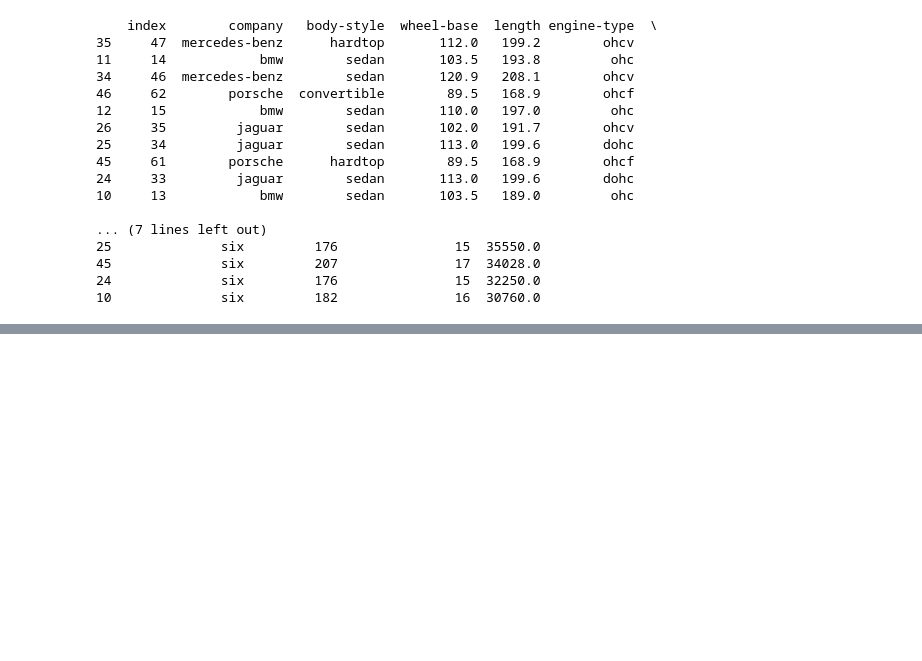
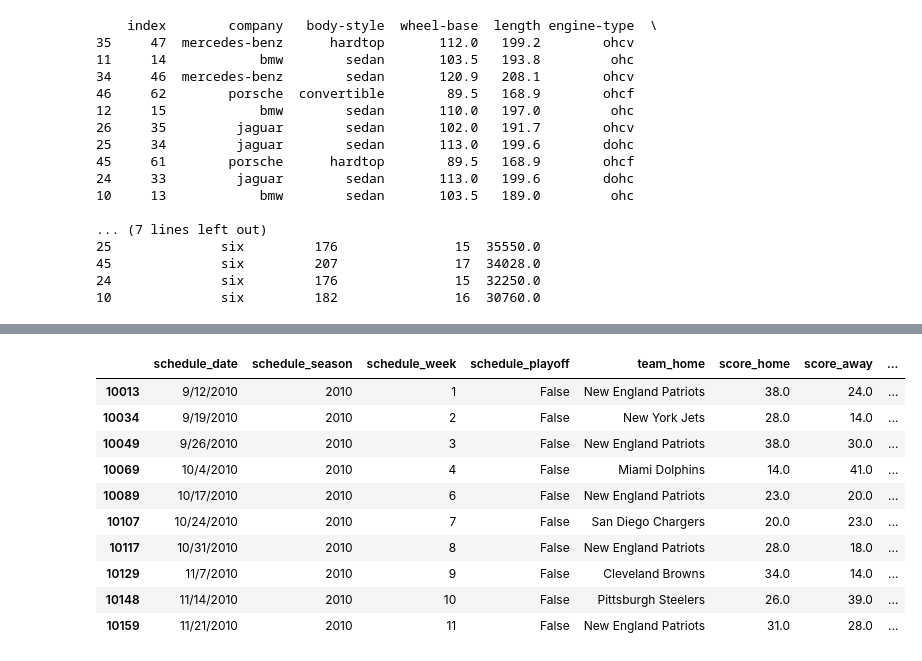
Before and after one commit to pattonsgirl/SU2021-CS2900, a Jupyter notebook: Class-Demos/week11.ipynb, the cells around one changed output, grey strips where cells are left out. Drawn from its saved outputs; the diff is of its cells as text; code cells hidden in the pictures; blank space fills up the shorter version.

```diff
--- a/Class-Demos/week11.ipynb
+++ b/Class-Demos/week11.ipynb
@@ -108,0 +127,8 @@ print(auto.sort_values(by='price', ascending=False).head(10))
+# %%
+print(football_data.shape)
+print(football_data.isna().sum())
+
+football_data = football_data[football_data['score_home'].notna()]
+print(football_data.shape)
+
+print(football_data.isna().sum())
@@ -108,0 +153,4 @@ print(auto.sort_values(by='price', ascending=False).head(10))
+# %%
+football_data = football_data.dropna(thresh=0.75*len(football_data), axis=1)
+print(football_data.shape)
+print(football_data.isna().sum())
@@ -108,0 +217,18 @@ print(auto.sort_values(by='price', ascending=False).head(10))
+# %%
+team = "New England Patriots"
+
+pats_games = football_data[(football_data['team_home'] == team) | (football_data['team_away'] == team)]
+
+pats_games.head(10)
+# %% [output]
+|  | schedule_date | schedule_season | schedule_week | schedule_playoff | team_home | score_home | score_away | ... |
+| 10013 | 9/12/2010 | 2010 | 1 | False | New England Patriots | 38.0 | 24.0 | ... |
+| 10034 | 9/19/2010 | 2010 | 2 | False | New York Jets | 28.0 | 14.0 | ... |
+| 10049 | 9/26/2010 | 2010 | 3 | False | New England Patriots | 38.0 | 30.0 | ... |
+| 10069 | 10/4/2010 | 2010 | 4 | False | Miami Dolphins | 14.0 | 41.0 | ... |
+| 10089 | 10/17/2010 | 2010 | 6 | False | New England Patriots | 23.0 | 20.0 | ... |
+| 10107 | 10/24/2010 | 2010 | 7 | False | San Diego Chargers | 20.0 | 23.0 | ... |
+| 10117 | 10/31/2010 | 2010 | 8 | False | New England Patriots | 28.0 | 18.0 | ... |
+| 10129 | 11/7/2010 | 2010 | 9 | False | Cleveland Browns | 34.0 | 14.0 | ... |
+| 10148 | 11/14/2010 | 2010 | 10 | False | Pittsburgh Steelers | 26.0 | 39.0 | ... |
+| 10159 | 11/21/2010 | 2010 | 11 | False | New England Patriots | 31.0 | 28.0 | ... |
```
Also changed, not shown: parts of 10 cells of this notebook.
